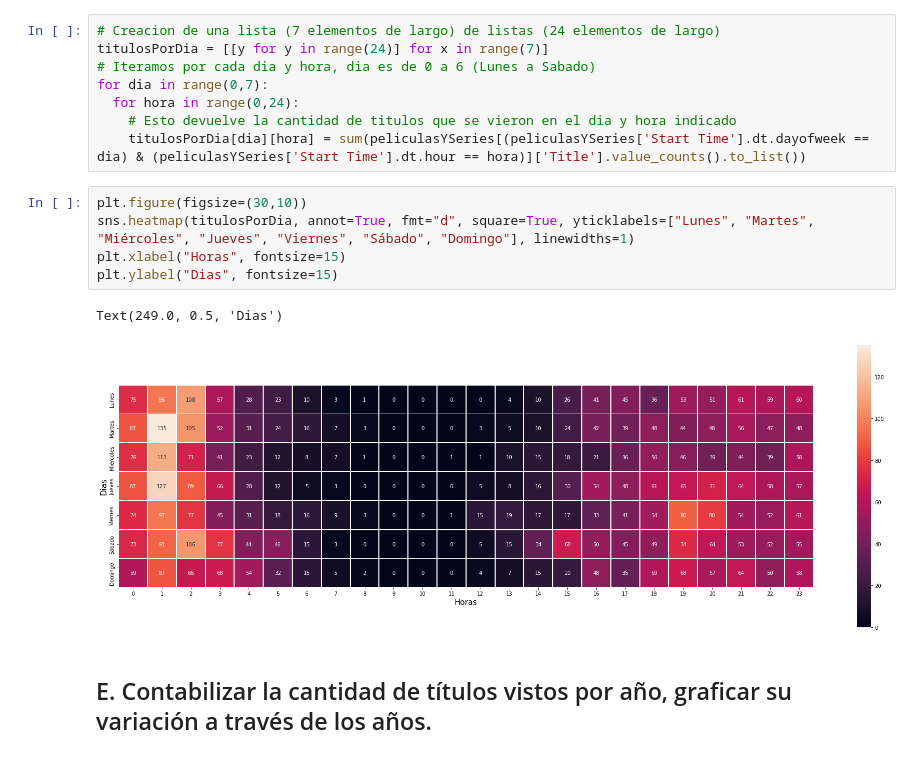
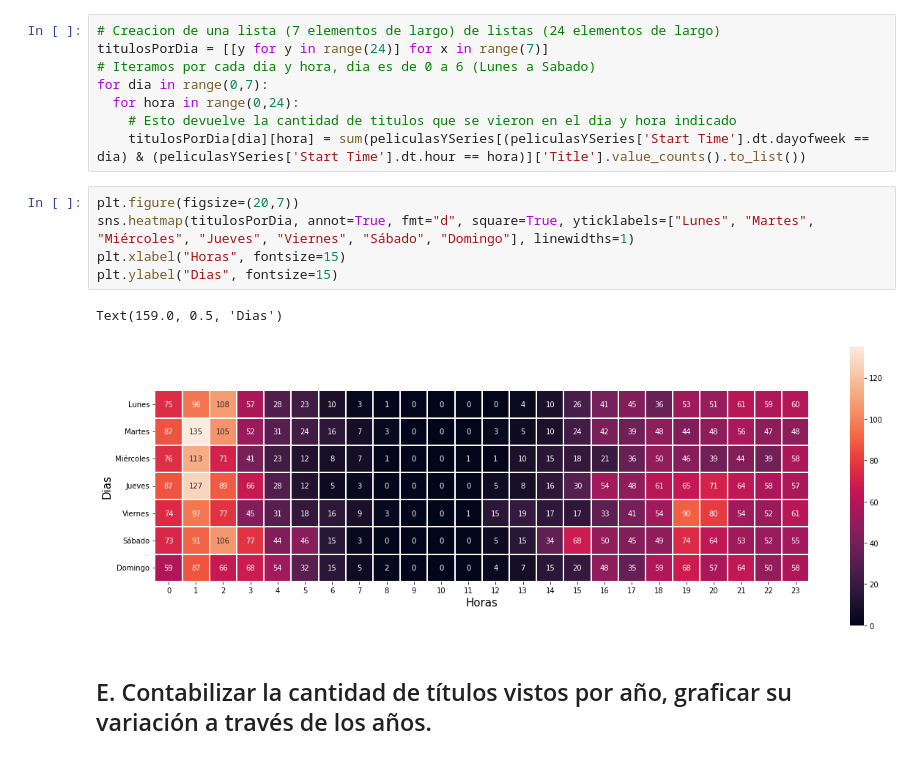
Before and after one commit to MatiasBlanco0/Trabajo-Practico-Netflix, a Jupyter notebook: Trabajo_Practico_Netflix.ipynb, the cells around one changed output. Cells and saved outputs as stored; diff of their text form.

```diff
--- a/Trabajo_Practico_Netflix.ipynb
+++ b/Trabajo_Practico_Netflix.ipynb
@@ -197,13 +208,13 @@ for dia in range(0,7):
     # Esto devuelve la cantidad de titulos que se vieron en el dia y hora indicado
     titulosPorDia[dia][hora] = sum(peliculasYSeries[(peliculasYSeries['Start Time'].dt.dayofweek == dia) & (peliculasYSeries['Start Time'].dt.hour == hora)]['Title'].value_counts().to_list())
 # %%
-plt.figure(figsize=(30,10))
+plt.figure(figsize=(20,7))
 sns.heatmap(titulosPorDia, annot=True, fmt="d", square=True, yticklabels=["Lunes", "Martes", "Miércoles", "Jueves", "Viernes", "Sábado", "Domingo"], linewidths=1)
 plt.xlabel("Horas", fontsize=15)
 plt.ylabel("Dias", fontsize=15)
 # %% [output]
-Text(249.0, 0.5, 'Dias')
+Text(159.0, 0.5, 'Dias')
-[figure, old version]
+[figure, new version]
 # %% [markdown]
 ## E. Contabilizar la cantidad de títulos vistos por año, graficar su variación a través de los años.
 # %%
```
Also changed, not shown: parts of 2 cells of this notebook.
